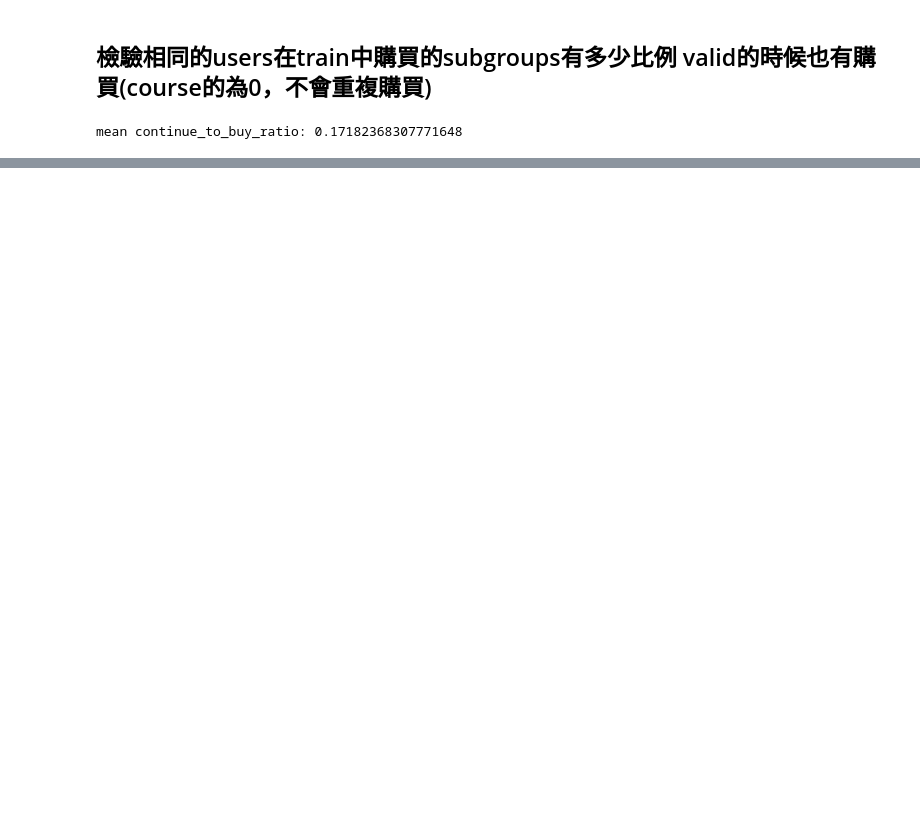
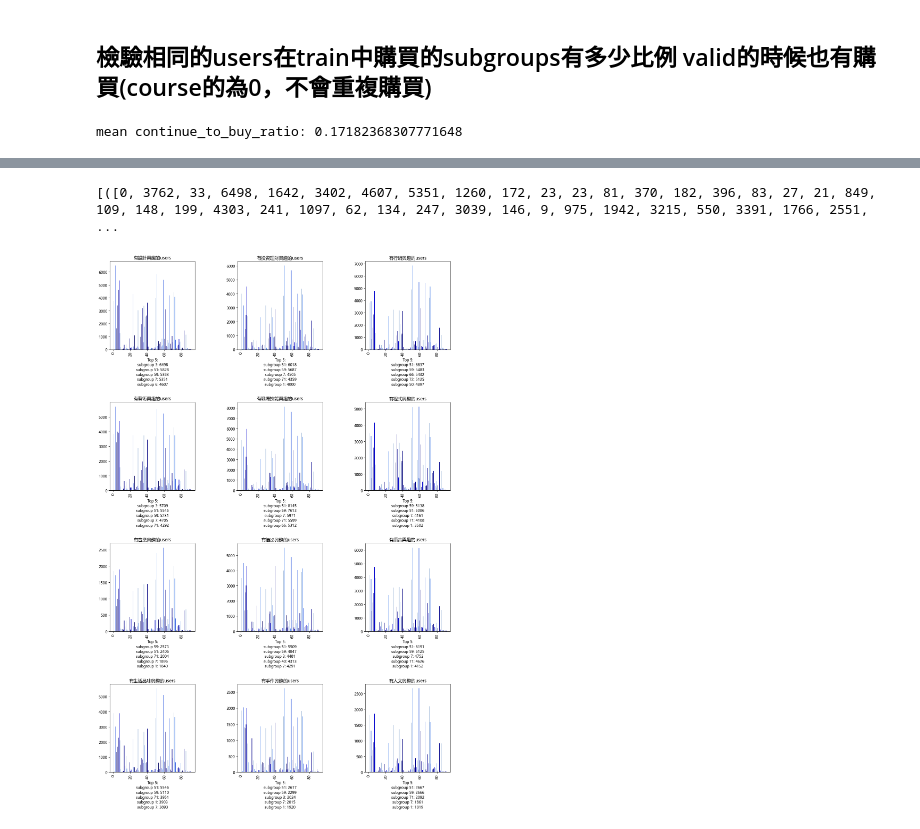
Before and after one commit to bonzo-ntu/2022ADL-FinalProject-4, a Jupyter notebook: EDA.ipynb, the cells around one changed output, grey strips where cells are left out. Saved outputs shown, nothing was run; the diff lists cells and outputs as text; code cells hidden in the pictures; blank space fills up the shorter version.

```diff
--- a/EDA.ipynb
+++ b/EDA.ipynb
@@ -199,0 +268,62 @@ mean continue_to_buy_ratio: 0.17182368307771648
+# %%
+def get_subgroups_count_with_interest(users_interest):
+    subgroups_count_list = [ 0 for i in range(len(subgroups_df)+1)]
+    for i, user in enumerate(train_group_df["user_id"]):
+        if user in users_interest:
+            if train_group_df["subgroup"][i] is np.nan:
+                continue
+            user_subgroups = str(train_group_df["subgroup"][i]).split()
+            for subgroup in user_subgroups:
+                    subgroups_count_list[int(subgroup)] += 1
+    return(subgroups_count_list)
+subgroups_count_list = get_subgroups_count_with_interest(work_skills_interest_users)
+
+subgroups_count_interest_list = [] #(subgroups_count_list, interest)
+for i in range(len(interest_user_list)):
+    subgroups_count_interest_list.append((get_subgroups_count_with_interest(interest_user_list[i]), interest_list[i]))
+print(subgroups_count_interest_list)
+# %% [output]
+[([0, 3762, 33, 6498, 1642, 3402, 4607, 5351, 1260, 172, 23, 23, 81, 370, 182, 396, 83, 27, 21, 849, 109, 148, 199, 4303, 241, 1097, 62, 134, 247, 3039, 146, 9, 975, 1942, 3215, 550, 3391, 1766, 2551, ...
+# %%
+def draw_bar_chart(x, y, interest, top_num = 10):
+        plt.bar(x,
+                y,
+                width=0.5,
+                bottom=None,
+                align='center',
+                color=['lightsteelblue',
+                'cornflowerblue',
+                'royalblue',
+                'midnightblue',
+                'navy',
+                'darkblue',
+                'mediumblue'])
+
+        subgroup_num_top= heapq.nlargest(top_num, y)
+        subgroup_top = list(map(y.index, heapq.nlargest(top_num, y)))
+
+        plt.title("有" + interest + f"興趣的users")
+        xlabel = f"Top {top_num}:"
+        for i in range(top_num):
+                xlabel += f"\nsubgroup {subgroup_top[i] + 1}: {subgroup_num_top[i]}"
+        plt.xticks(rotation='vertical')
+        plt.xlabel(xlabel)
+
+
+top_num = 5
+subgroups_number = range(1, len(subgroups_df)+1)
+for i in range(len(subgroups_count_interest_list)):
+        plt.subplot(4, 3, i+1)
+        draw_bar_chart(subgroups_number, subgroups_count_interest_list[i][0][1:], subgroups_count_interest_list[i][1], top_num)
+
+#plt.tight_layout()
+plt.subplots_adjust(left=0.0,
+                    bottom=0.0,
+                    right=2.0,
+                    top=4,
+                    wspace=0.5,
+                    hspace=0.12* top_num)
+#plt.show()
+plt.show()
+# %% [output]
+[figure, added]
```
Also changed, not shown: parts of 9 cells of this notebook.
